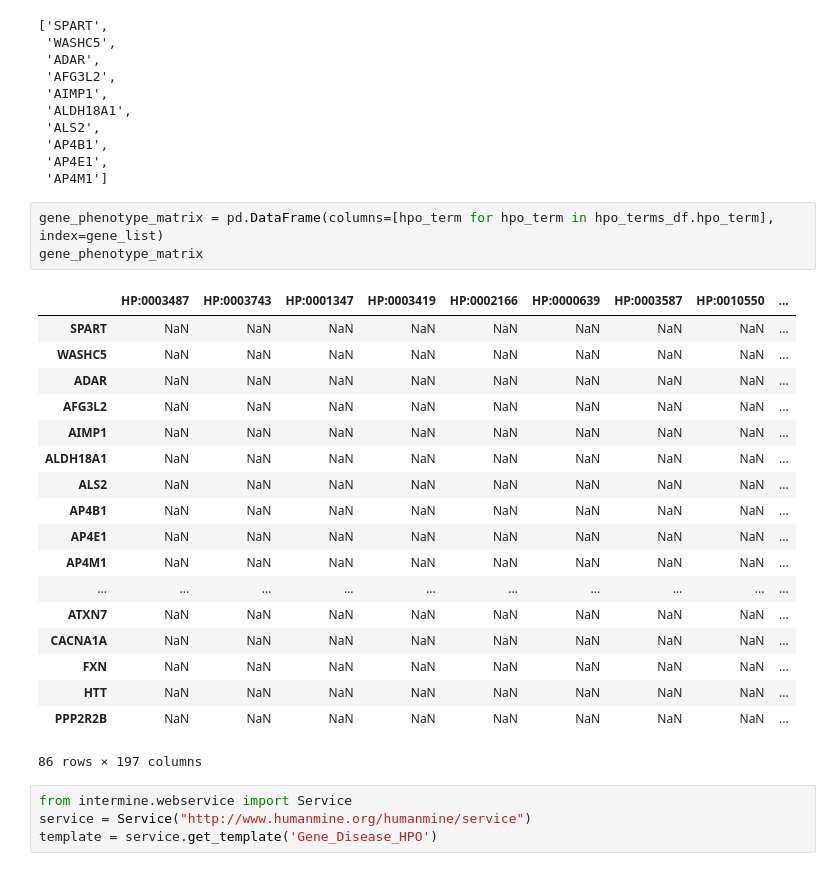
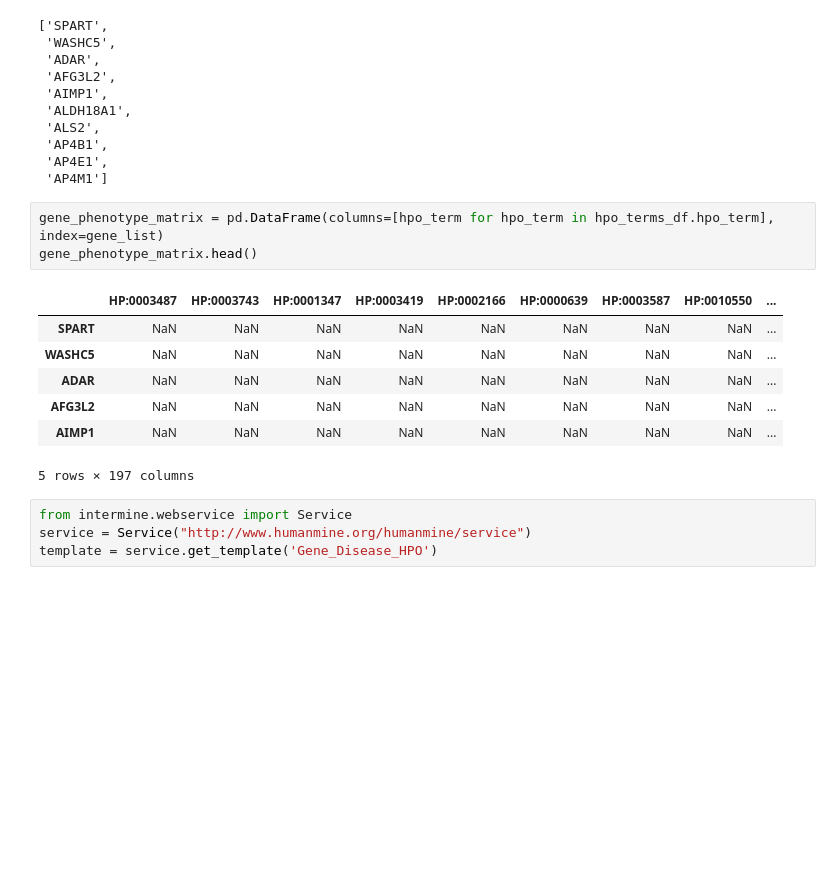
Before and after one commit to theocole/wsmm-groupwork, a Jupyter notebook: hpo_term_analysis.ipynb, the cells around one changed output. Cells and saved outputs as stored; diff of their text form; blank space fills up the shorter version.

```diff
--- a/hpo_term_analysis.ipynb
+++ b/hpo_term_analysis.ipynb
@@ -55,26 +55,15 @@ gene_list[:10]
  'AP4M1']
 # %%
 gene_phenotype_matrix = pd.DataFrame(columns=[hpo_term for hpo_term in hpo_terms_df.hpo_term], index=gene_list)
-gene_phenotype_matrix
+gene_phenotype_matrix.head()
 # %% [output]
 |  | HP:0003487 | HP:0003743 | HP:0001347 | HP:0003419 | HP:0002166 | HP:0000639 | HP:0003587 | HP:0010550 | ... |
 | SPART | NaN | NaN | NaN | NaN | NaN | NaN | NaN | NaN | ... |
 | WASHC5 | NaN | NaN | NaN | NaN | NaN | NaN | NaN | NaN | ... |
 | ADAR | NaN | NaN | NaN | NaN | NaN | NaN | NaN | NaN | ... |
 | AFG3L2 | NaN | NaN | NaN | NaN | NaN | NaN | NaN | NaN | ... |
 | AIMP1 | NaN | NaN | NaN | NaN | NaN | NaN | NaN | NaN | ... |
-| ALDH18A1 | NaN | NaN | NaN | NaN | NaN | NaN | NaN | NaN | ... |
-| ALS2 | NaN | NaN | NaN | NaN | NaN | NaN | NaN | NaN | ... |
-| AP4B1 | NaN | NaN | NaN | NaN | NaN | NaN | NaN | NaN | ... |
-| AP4E1 | NaN | NaN | NaN | NaN | NaN | NaN | NaN | NaN | ... |
-| AP4M1 | NaN | NaN | NaN | NaN | NaN | NaN | NaN | NaN | ... |
-| ... | ... | ... | ... | ... | ... | ... | ... | ... | ... |
-| ATXN7 | NaN | NaN | NaN | NaN | NaN | NaN | NaN | NaN | ... |
-| CACNA1A | NaN | NaN | NaN | NaN | NaN | NaN | NaN | NaN | ... |
-| FXN | NaN | NaN | NaN | NaN | NaN | NaN | NaN | NaN | ... |
-| HTT | NaN | NaN | NaN | NaN | NaN | NaN | NaN | NaN | ... |
-| PPP2R2B | NaN | NaN | NaN | NaN | NaN | NaN | NaN | NaN | ... |
-86 rows × 197 columns
+5 rows × 197 columns
 # %%
 from intermine.webservice import Service
 service = Service("http://www.humanmine.org/humanmine/service")
```
Also changed, not shown: parts of 5 cells of this notebook.
